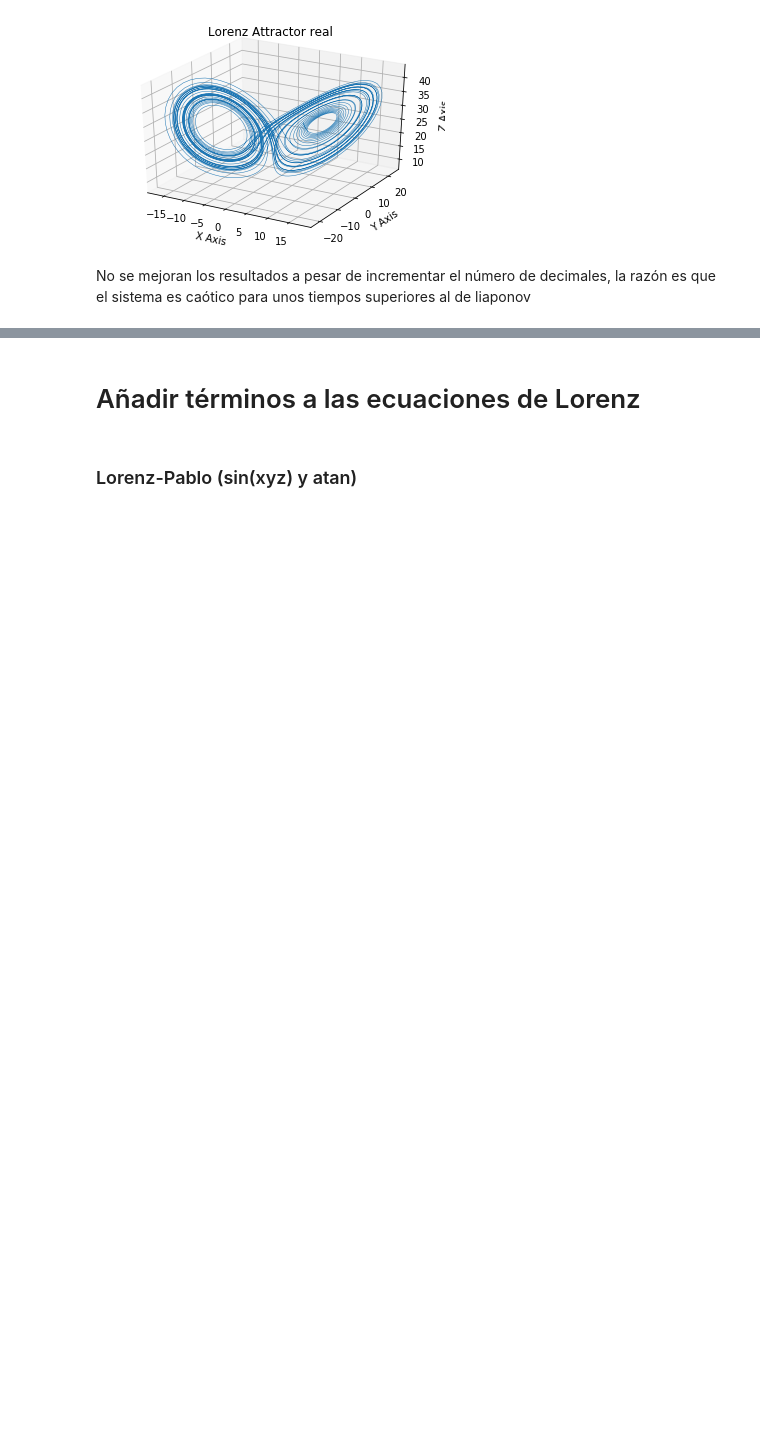
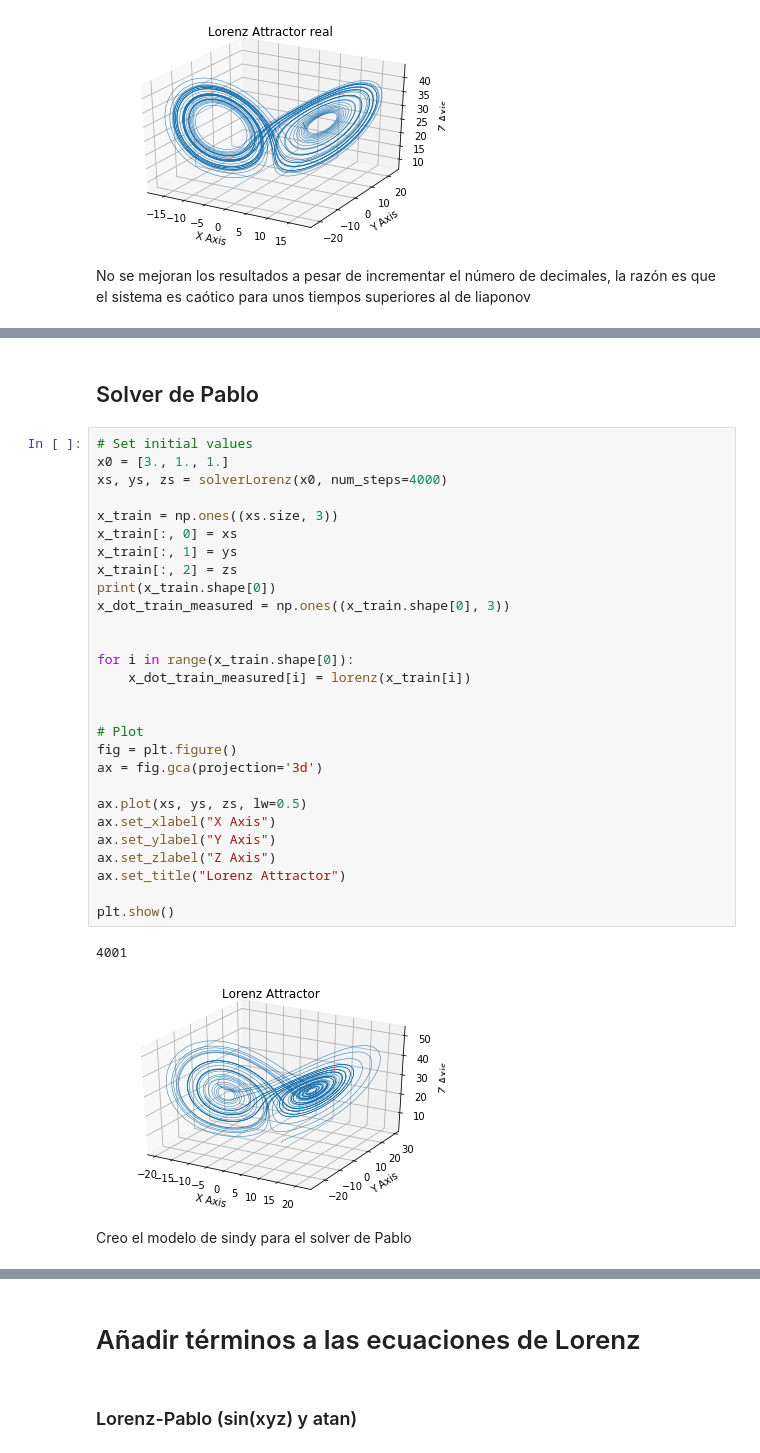
Before and after one commit to meridiaz/id-dispersa-aeronaves, a Jupyter notebook: lorenz/Ejercicio detractor Lorenz.ipynb, the cells around one changed output, grey strips where cells are left out. Drawn from its saved outputs; the diff is of its cells as text; blank space fills up the shorter version.

```diff
--- a/lorenz/Ejercicio detractor Lorenz.ipynb
+++ b/lorenz/Ejercicio detractor Lorenz.ipynb
@@ -217,0 +336,35 @@ No se mejoran los resultados a pesar de incrementar el número de decimales, la
+# %% [markdown]
+## Solver de Pablo
+# %%
+# Set initial values
+x0 = [3., 1., 1.]
+xs, ys, zs = solverLorenz(x0, num_steps=4000)
+
+x_train = np.ones((xs.size, 3))
+x_train[:, 0] = xs
+x_train[:, 1] = ys
+x_train[:, 2] = zs
+print(x_train.shape[0])
+x_dot_train_measured = np.ones((x_train.shape[0], 3))
+
+
+for i in range(x_train.shape[0]):
+    x_dot_train_measured[i] = lorenz(x_train[i])
+
+
+# Plot
+fig = plt.figure()
+ax = fig.gca(projection='3d')
+
+ax.plot(xs, ys, zs, lw=0.5)
+ax.set_xlabel("X Axis")
+ax.set_ylabel("Y Axis")
+ax.set_zlabel("Z Axis")
+ax.set_title("Lorenz Attractor")
+
+plt.show()
+# %% [output]
+4001
+[figure, added]
+# %% [markdown]
+Creo el modelo de sindy para el solver de Pablo
```
Also changed, not shown: parts of 29 cells of this notebook.
